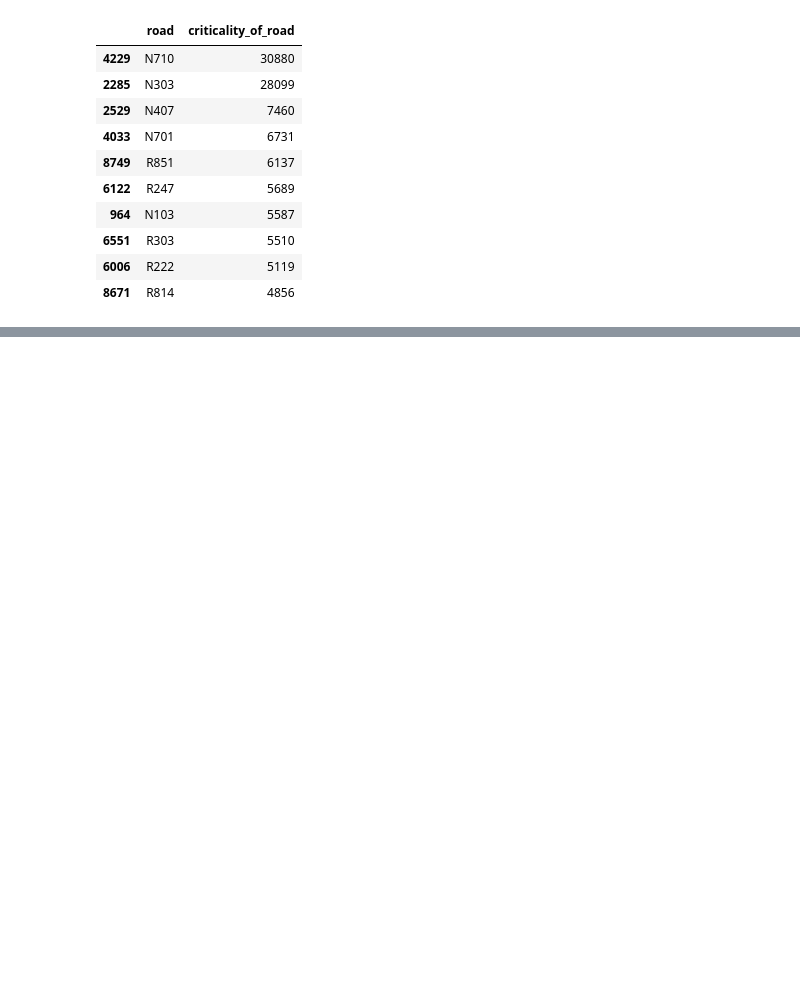
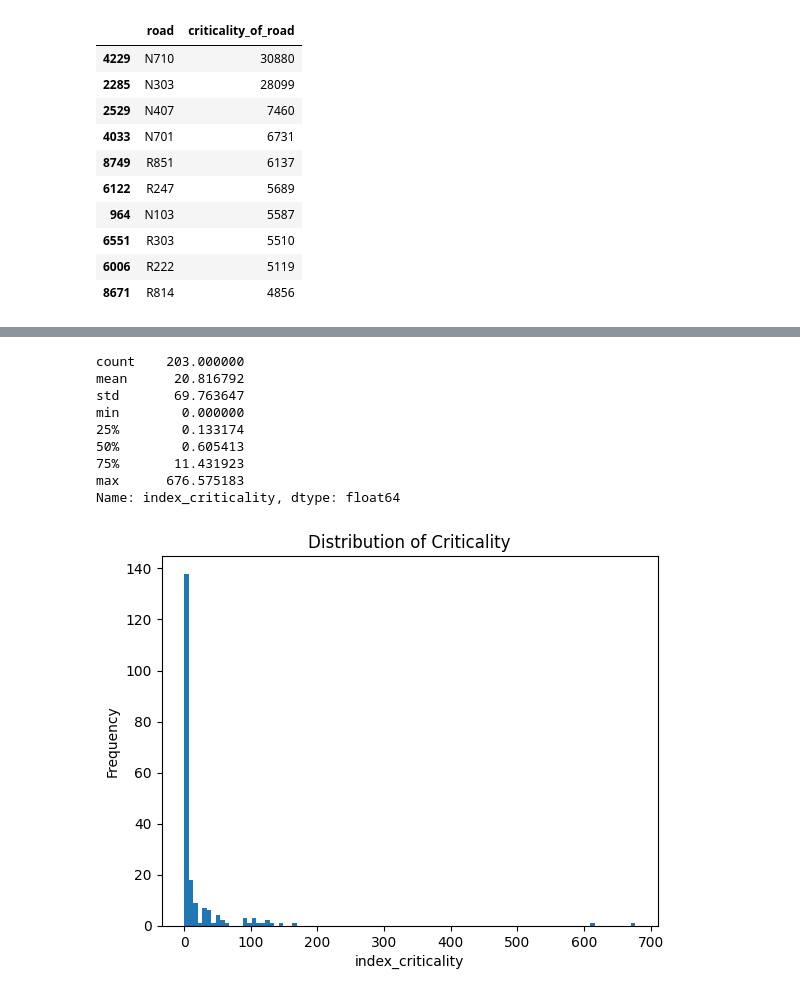
Before and after one commit to suus2000/asim2, a Jupyter notebook: Assignment_4_group_16/Dataset assignment 4.ipynb, the cells around one changed output, grey strips where cells are left out. Cells and saved outputs as stored; diff of their text form; code cells hidden in the pictures; blank space fills up the shorter version.

```diff
--- a/Assignment_4_group_16/Dataset assignment 4.ipynb
+++ b/Assignment_4_group_16/Dataset assignment 4.ipynb
@@ -939,0 +978,13 @@ Created in <span style='font-weight:600;margin-left:4px;'>Deepnote</span></a>
+# %%
+show_histogram(unique_roads_df_vuln_crit, 'index_criticality', 'Distribution of Criticality')
+# %% [output]
+count    203.000000
+mean      20.816792
+std       69.763647
+min        0.000000
+25%        0.133174
+50%        0.605413
+75%       11.431923
+max      676.575183
+Name: index_criticality, dtype: float64
+[figure, added]
```
Also changed, not shown: parts of 20 cells of this notebook.
